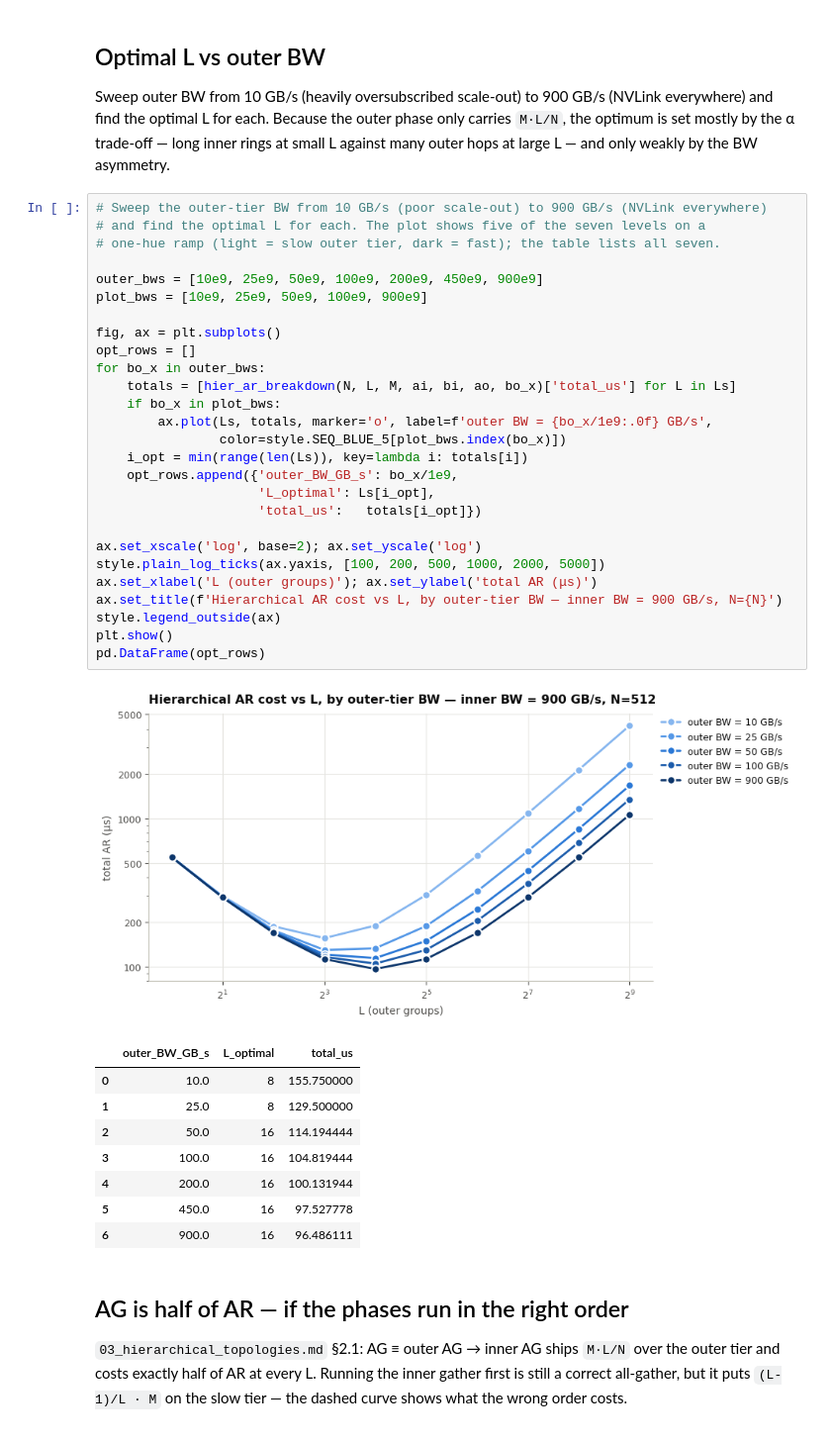
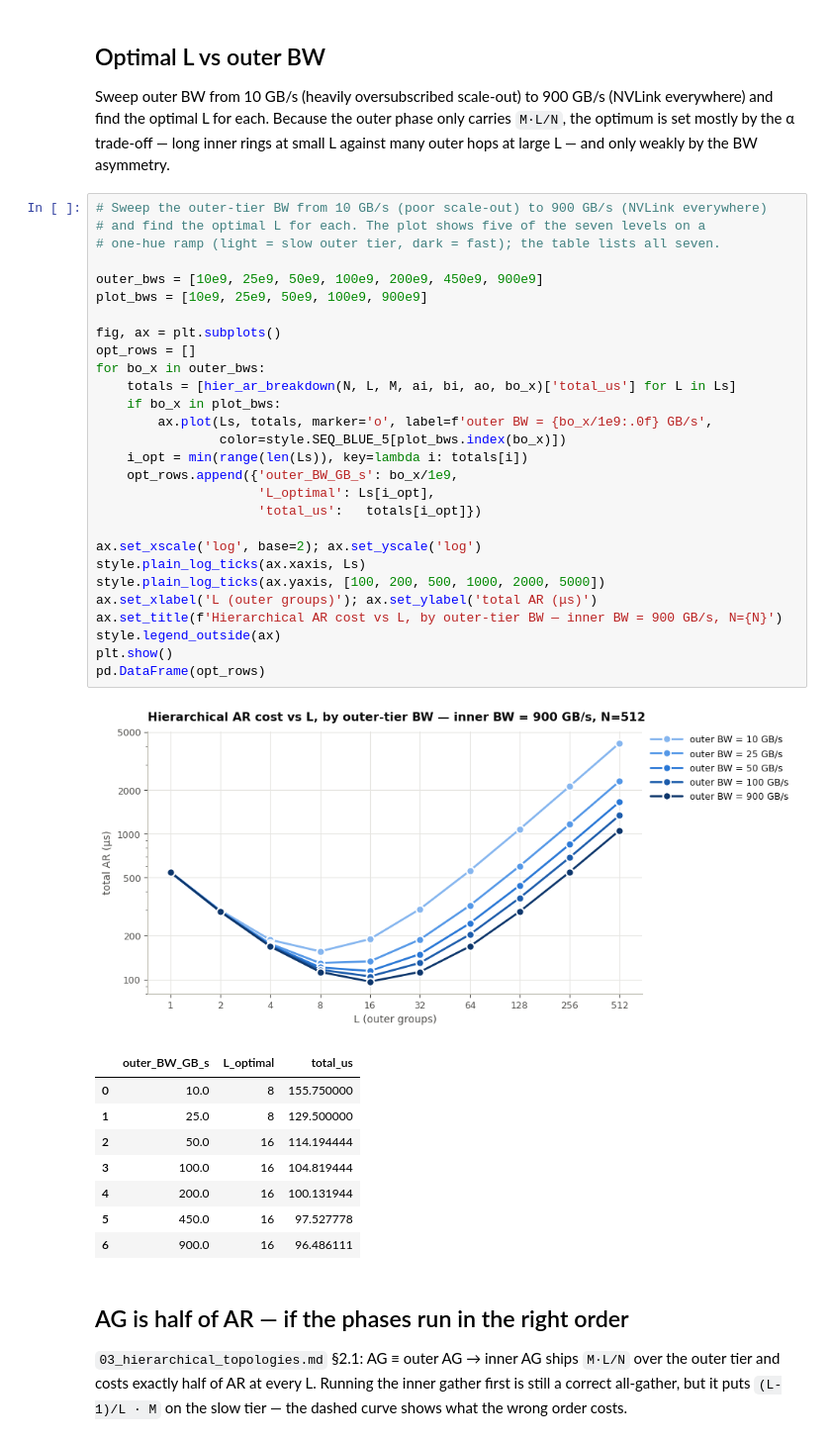
Before and after one commit to spiceMonkey/collective-comm, a Jupyter notebook: code/notebooks/04_hierarchical_partitioning.ipynb, the cells around one changed output. Shown at 99% size. Cells and saved outputs as stored; diff of their text form.

```diff
--- a/code/notebooks/04_hierarchical_partitioning.ipynb
+++ b/code/notebooks/04_hierarchical_partitioning.ipynb
@@ -137,32 +137,33 @@ Sweep outer BW from 10 GB/s (heavily oversubscribed scale-out) to 900 GB/s (NVLi
 # %%
 # Sweep the outer-tier BW from 10 GB/s (poor scale-out) to 900 GB/s (NVLink everywhere)
 # and find the optimal L for each. The plot shows five of the seven levels on a
 # one-hue ramp (light = slow outer tier, dark = fast); the table lists all seven.
 
 outer_bws = [10e9, 25e9, 50e9, 100e9, 200e9, 450e9, 900e9]
 plot_bws = [10e9, 25e9, 50e9, 100e9, 900e9]
 
 fig, ax = plt.subplots()
 opt_rows = []
 for bo_x in outer_bws:
     totals = [hier_ar_breakdown(N, L, M, ai, bi, ao, bo_x)['total_us'] for L in Ls]
     if bo_x in plot_bws:
         ax.plot(Ls, totals, marker='o', label=f'outer BW = {bo_x/1e9:.0f} GB/s',
                 color=style.SEQ_BLUE_5[plot_bws.index(bo_x)])
     i_opt = min(range(len(Ls)), key=lambda i: totals[i])
     opt_rows.append({'outer_BW_GB_s': bo_x/1e9,
                      'L_optimal': Ls[i_opt],
                      'total_us':   totals[i_opt]})
 
 ax.set_xscale('log', base=2); ax.set_yscale('log')
+style.plain_log_ticks(ax.xaxis, Ls)
 style.plain_log_ticks(ax.yaxis, [100, 200, 500, 1000, 2000, 5000])
 ax.set_xlabel('L (outer groups)'); ax.set_ylabel('total AR (μs)')
 ax.set_title(f'Hierarchical AR cost vs L, by outer-tier BW — inner BW = 900 GB/s, N={N}')
 style.legend_outside(ax)
 plt.show()
 pd.DataFrame(opt_rows)
 # %% [output]
-[figure, old version]
+[figure, new version]
 |  | outer_BW_GB_s | L_optimal | total_us |
 | 0 | 10.0 | 8 | 155.750000 |
 | 1 | 25.0 | 8 | 129.500000 |
```
Also changed, not shown: parts of 3 cells of this notebook, 22 other files.
